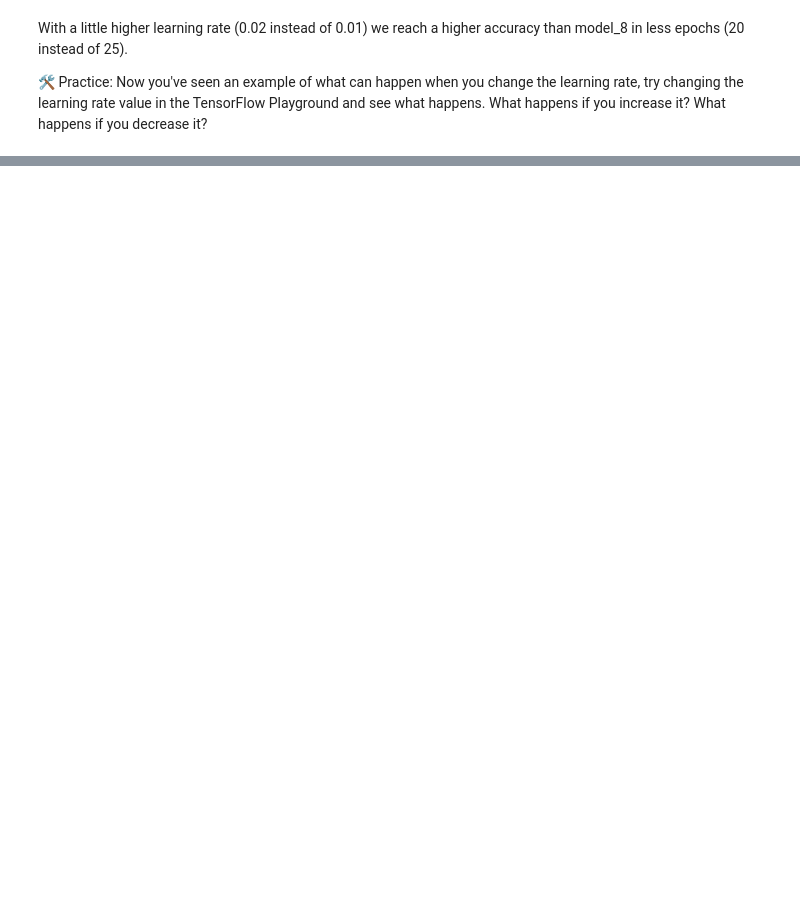
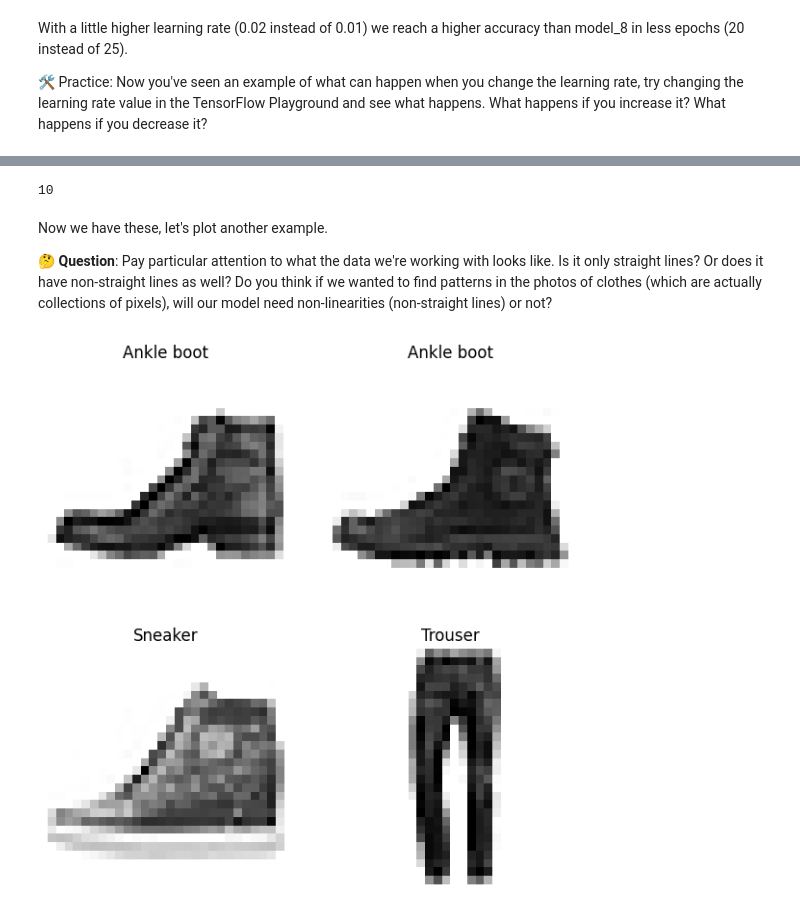
Before and after one commit to Ifeoluwakareem/IFEOLUWA_ML, a Jupyter notebook: Neural_Network_Classification_in_tensorflow.ipynb, the cells around one changed output, grey strips where cells are left out. Saved outputs shown, nothing was run; the diff lists cells and outputs as text; code cells hidden in the pictures; blank space fills up the shorter version.

```diff
--- a/Neural_Network_Classification_in_tensorflow.ipynb
+++ b/Neural_Network_Classification_in_tensorflow.ipynb
@@ -1126,0 +1291,5 @@ doing binary classifcation...
+# %%
+# What does itertools.product do? Combines two things into each combination
+import itertools
+for i, j in itertools.product(range(cm.shape[0]), range(cm.shape[1])):
+  print(i, j)
@@ -1126,0 +1385,12 @@ doing binary classifcation...
+# %%
+class_names = ['T-shirt/top', 'Trouser', 'Pullover', 'Dress', 'Coat',
+               'Sandal', 'Shirt', 'Sneaker', 'Bag', 'Ankle boot']
+
+# How many classes are there (this'll be our output shape)?
+len(class_names)
+# %% [output]
+10
+# %% [markdown]
+Now we have these, let's plot another example.
+
+🤔 **Question**: Pay particular attention to what the data we're working with looks like. Is it only straight lines? Or does it have non-straight lines as well? Do you think if we wanted to find patterns in the photos of clothes (which are actually collections of pixels), will our model need non-linearities (non-straight lines) or not?
@@ -1126,0 +1401,12 @@ doing binary classifcation...
+# %%
+# Plot multiple random images of fashion MNIST
+import random
+plt.figure(figsize=(7, 7))
+for i in range(4):
+  ax = plt.subplot(2, 2, i + 1)
+  rand_index = random.choice(range(len(train_data)))
+  plt.imshow(train_data[rand_index], cmap=plt.cm.binary)
+  plt.title(class_names[train_labels[rand_index]])
+  plt.axis(False)
+# %% [output]
+[figure, added]
```
Also changed, not shown: parts of 95 cells of this notebook.
